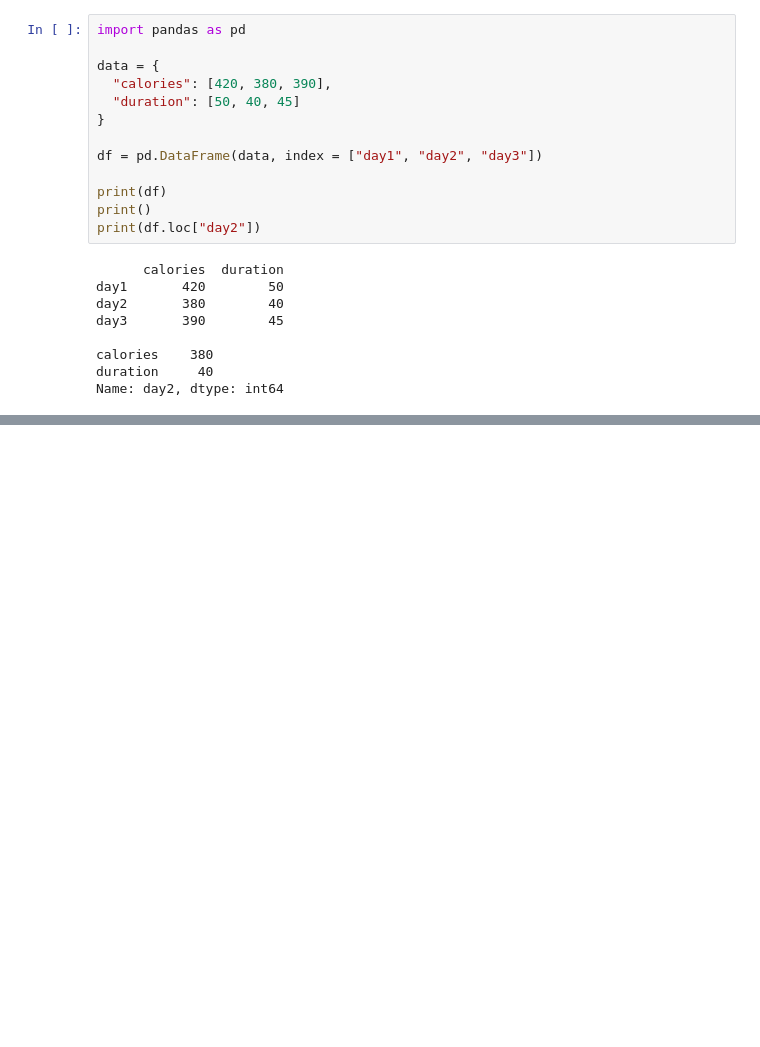
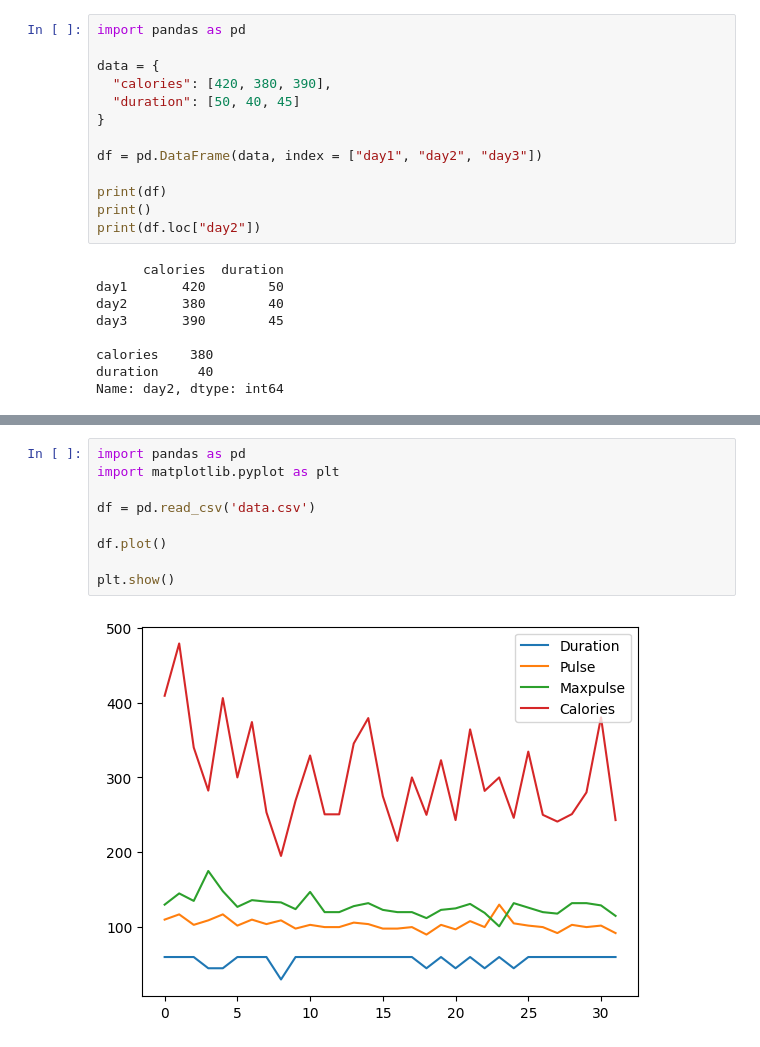
Before and after one commit to Jagadeeshwar03/Algorand-Python-SDK, a Jupyter notebook: content/02-getting-started/jupyter_notebooks.ipynb, the cells around one changed output, grey strips where cells are left out. Saved outputs shown, nothing was run; the diff lists cells and outputs as text; blank space fills up the shorter version.

```diff
--- a/content/02-getting-started/jupyter_notebooks.ipynb
+++ b/content/02-getting-started/jupyter_notebooks.ipynb
@@ -97,0 +479,11 @@ Name: day2, dtype: int64
+# %%
+import pandas as pd
+import matplotlib.pyplot as plt
+
+df = pd.read_csv('data.csv')
+
+df.plot()
+
+plt.show()
+# %% [output]
+[figure, added]
```
Also changed, not shown: parts of 22 cells of this notebook.
